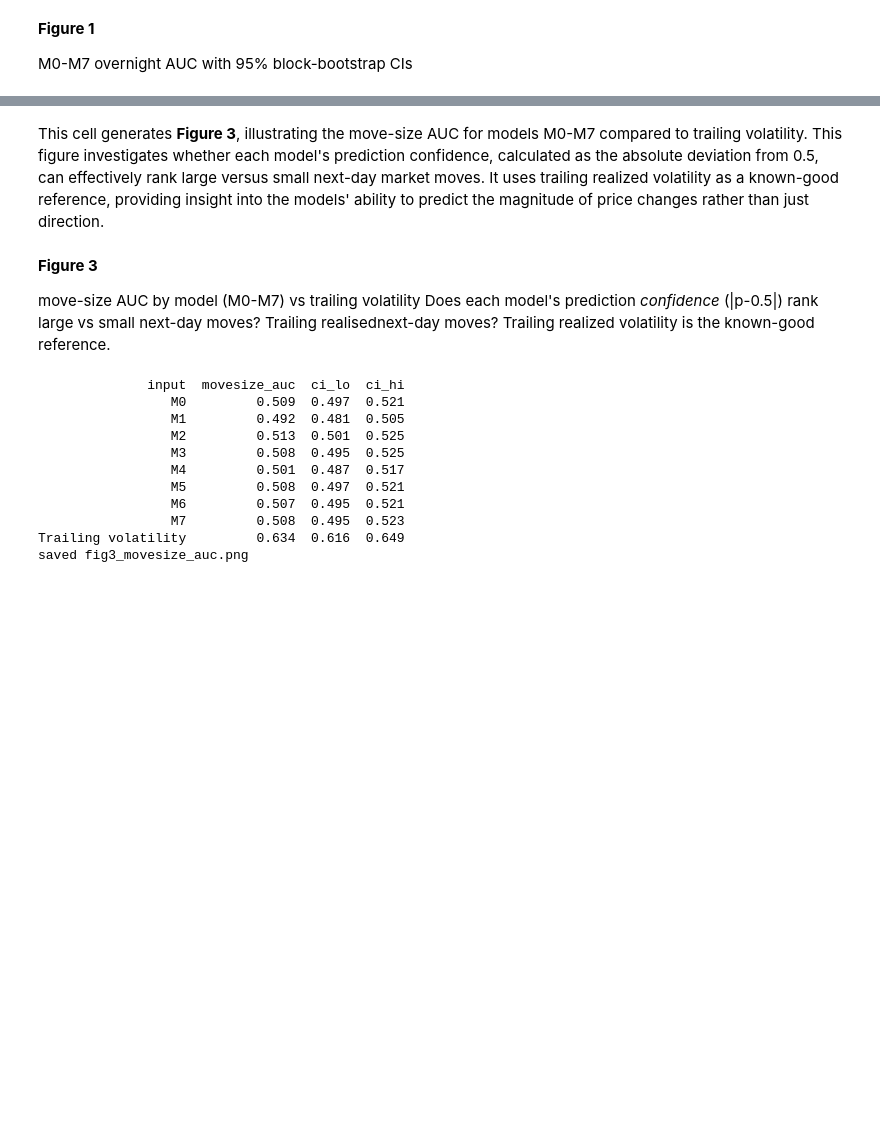
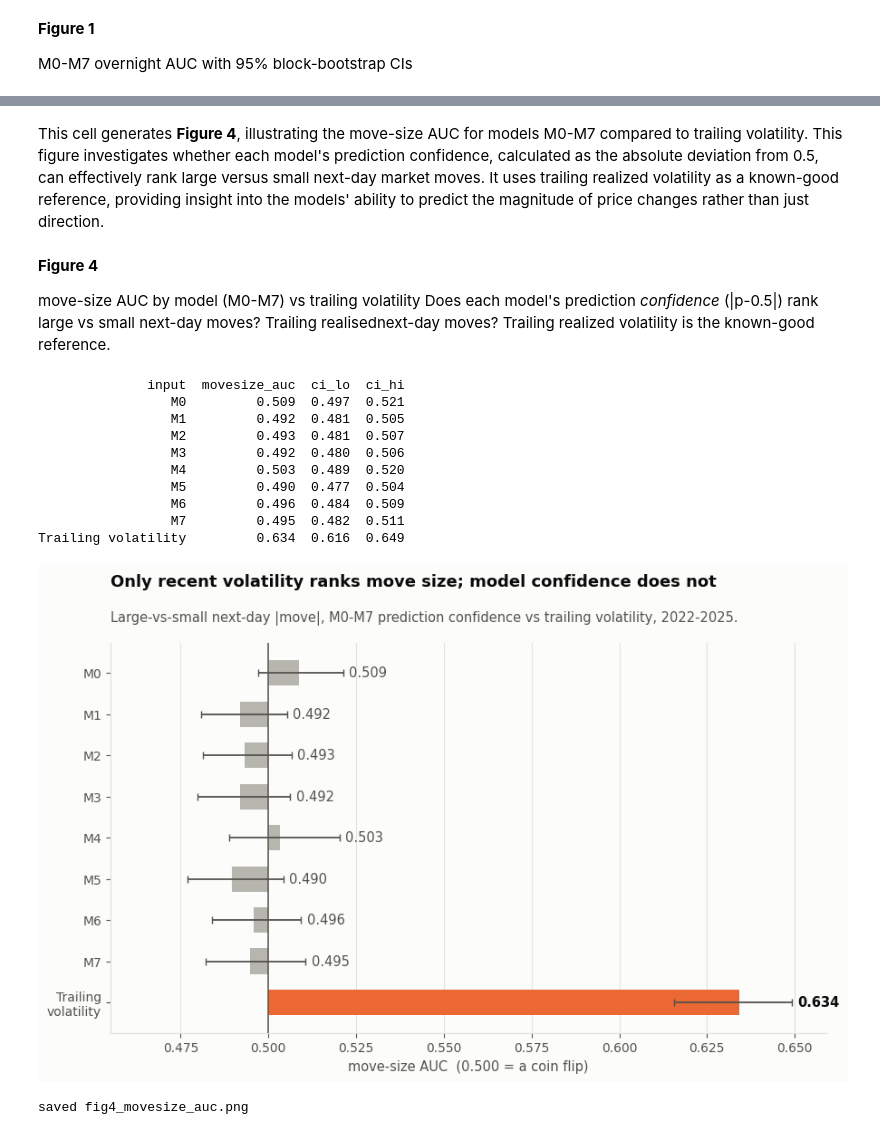
Before and after one commit to jtang6031/siads-699-sentiment-analysis-sp500, a Jupyter notebook: notebooks/4_model/12_llm_autoformer_models.ipynb, the cells around one changed output, grey strips where cells are left out. Cells and saved outputs as stored; diff of their text form; code cells hidden in the pictures; blank space fills up the shorter version.

```diff
--- a/notebooks/4_model/12_llm_autoformer_models.ipynb
+++ b/notebooks/4_model/12_llm_autoformer_models.ipynb
@@ -1895,7 +1905,7 @@ saved fig2_auc_lift.png
 # %% [markdown]
-This cell generates **Figure 3**, illustrating the move-size AUC for models M0-M7 compared to trailing volatility. This figure investigates whether each model's prediction confidence, calculated as the absolute deviation from 0.5, can effectively rank large versus small next-day market moves. It uses trailing realized volatility as a known-good reference, providing insight into the models' ability to predict the magnitude of price changes rather than just direction.
+This cell generates **Figure 4**, illustrating the move-size AUC for models M0-M7 compared to trailing volatility. This figure investigates whether each model's prediction confidence, calculated as the absolute deviation from 0.5, can effectively rank large versus small next-day market moves. It uses trailing realized volatility as a known-good reference, providing insight into the models' ability to predict the magnitude of price changes rather than just direction.
 # %% [markdown]
-**Figure 3**
+**Figure 4**
 
 move-size AUC by model (M0-M7) vs trailing volatility
 Does each model's prediction *confidence* (|p-0.5|) rank large vs small
@@ -1945,8 +1955,8 @@ def spans(df):
     s = np.sort(first)
     return s, np.r_[s[1:], len(df)], len(s)
 
+# 95% block-bootstrap CI for AUC over 21-session blocks
 def boot_auc(mask_df, score_col):
-    """95% block-bootstrap CI for AUC over 21-session blocks on the given rows."""
     d = mask_df.dropna(subset=[score_col]).reset_index(drop=True)
     y = d["big"].to_numpy(); sc = d[score_col].to_numpy()
     start, end, D = spans(d)
@@ -1962,39 +1972,42 @@ def boot_auc(mask_df, score_col):
     bb = boots[~np.isnan(boots)]
     return point, *np.percentile(bb, [2.5, 97.5])
 
 rows = [(m, *boot_auc(merged, f"c_{m}")) for m in model_labels]
 rows.append(("Trailing\nvolatility", *boot_auc(merged, "vol")))
 labels = [r[0] for r in rows]
 auc = np.array([r[1] for r in rows]); lo = np.array([r[2] for r in rows]); hi = np.array([r[3] for r in rows])
 print(pd.DataFrame({"input": [l.replace("\n", " ") for l in labels],
                     "movesize_auc": auc.round(3), "ci_lo": lo.round(3), "ci_hi": hi.round(3)}).to_string(index=False))
 
 ys = np.arange(len(rows))
 cols = [SECOND if "vol" in l else MUTED for l in labels]
 fig, ax = plt.subplots(figsize=(10.2, 5.6))
 ax.barh(ys, auc - 0.5, left=0.5, color=cols, height=0.62, zorder=3)
 ax.errorbar(auc, ys, xerr=[auc - lo, hi - auc], fmt="none", ecolor=INK_2, elinewidth=1.3, capsize=3, zorder=5)
 ax.axvline(0.5, color=INK_2, lw=1.1, zorder=4)
 for y_, a, h, l in zip(ys, auc, hi, labels):
     hot = "vol" in l
     ax.text(h + 0.0016, y_, f"{a:.3f}", va="center", fontsize=10.5,
             color=INK if hot else INK_2, fontweight="bold" if hot else "normal")
 ax.set_yticks(ys); ax.set_yticklabels(labels); ax.invert_yaxis()
 ax.set_xlabel("move-size AUC  (0.500 = a coin flip)")
 ax.set_xlim(min(0.455, lo.min() - 0.005), max(0.60, hi.max() + 0.01)); ax.grid(axis="y", visible=False)
 _finish(ax, "Only recent volatility ranks move size; model confidence does not",
         "Large-vs-small next-day |move|, M0-M7 prediction confidence vs trailing volatility, 2022-2025.")
-fig.savefig("fig3_movesize_auc.png", dpi=200, bbox_inches="tight"); plt.close(fig)
-print("saved fig3_movesize_auc.png")
+fig.savefig("fig4_movesize_auc.png", dpi=200, bbox_inches="tight")
+plt.show()
+plt.close(fig)
+print("saved fig4_movesize_auc.png")
 # %% [output]
               input  movesize_auc  ci_lo  ci_hi
                  M0         0.509  0.497  0.521
                  M1         0.492  0.481  0.505
-                 M2         0.513  0.501  0.525
-                 M3         0.508  0.495  0.525
-                 M4         0.501  0.487  0.517
-                 M5         0.508  0.497  0.521
-                 M6         0.507  0.495  0.521
-                 M7         0.508  0.495  0.523
+                 M2         0.493  0.481  0.507
+                 M3         0.492  0.480  0.506
+                 M4         0.503  0.489  0.520
+                 M5         0.490  0.477  0.504
+                 M6         0.496  0.484  0.509
+                 M7         0.495  0.482  0.511
 Trailing volatility         0.634  0.616  0.649
-saved fig3_movesize_auc.png
+[figure, added]
+saved fig4_movesize_auc.png
```
Also changed, not shown: parts of 12 cells of this notebook.
